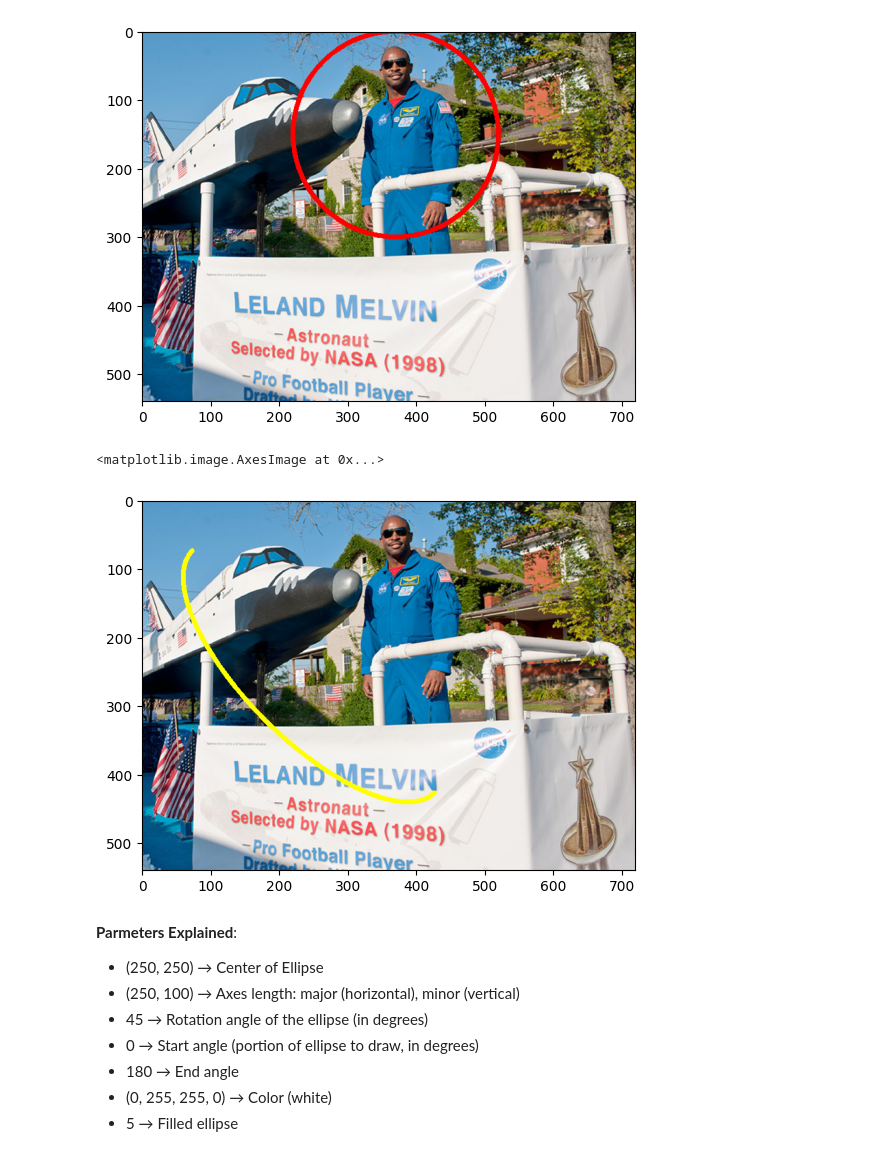
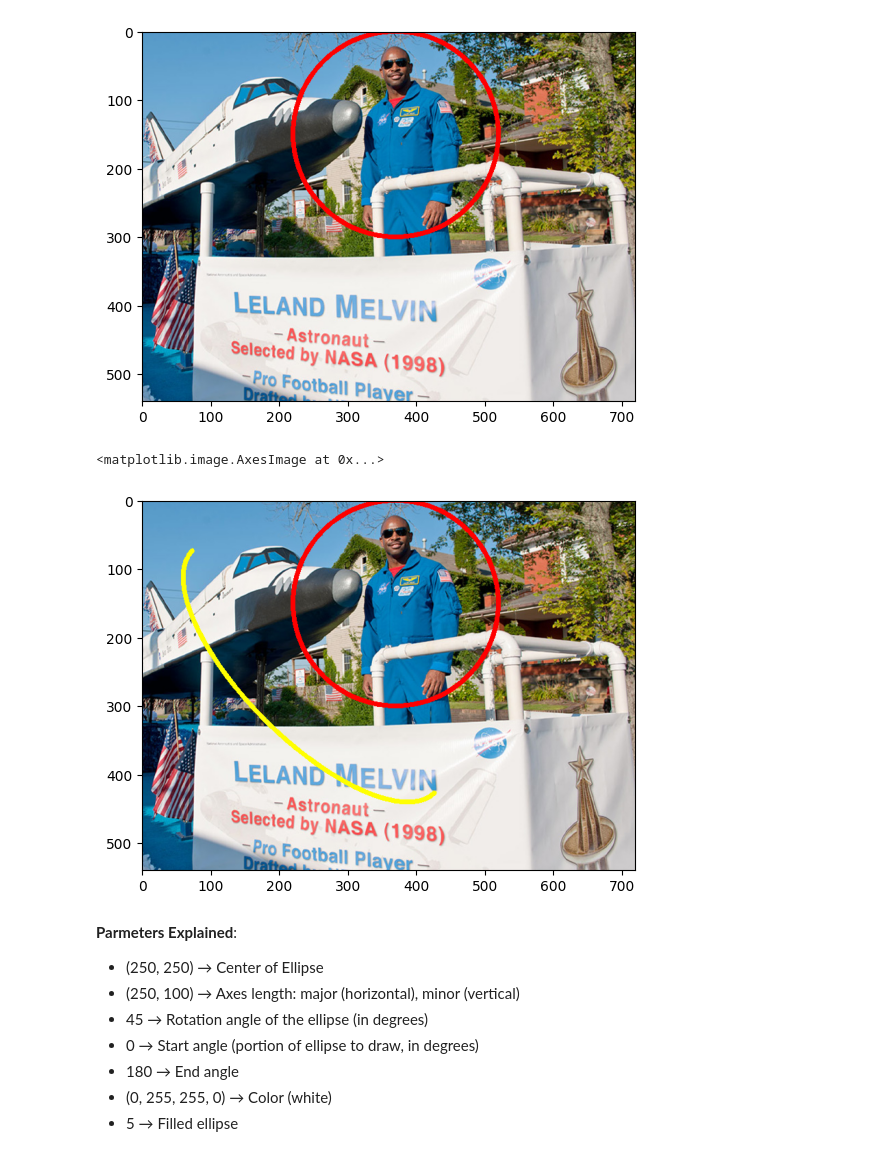
Before and after one commit to dsal/Computer-Vision, a Jupyter notebook: 02_Getting_Started_B.ipynb, the cells around one changed output. Saved outputs shown, nothing was run; the diff lists cells and outputs as text; code cells hidden in the pictures.

```diff
--- a/02_Getting_Started_B.ipynb
+++ b/02_Getting_Started_B.ipynb
@@ -187,7 +187,7 @@ You can also set thickness to -1 to fill the rectangle.
 # %%
 # Draw a Rectangle on a Real Image
 
-img = cv2.imread('image01.jpg')
+img = cv2.imread('./Images/image01.jpg')
 cv2.rectangle(img, (310, 10), (470, 330), (0, 0, 255, 0), 5)
 plt.imshow(img[..., ::-1])
 # %% [output]
@@ -196,7 +196,6 @@ plt.imshow(img[..., ::-1])
 # %%
 ## Drawing a Circle
 
-img = cv2.imread('image01.jpg')
 cv2.circle(img, (370, 150), 150, (0, 0, 255, 0), 5)
 plt.imshow(img[..., ::-1])
 # %% [output]
@@ -205,12 +204,11 @@ plt.imshow(img[..., ::-1])
 # %%
 ## Drawing an Ellipse
 
-img = cv2.imread('image01.jpg')
 cv2.ellipse(img, (250, 250), (250, 100), 45, 0, 180, (0, 255, 255, 0), 5)
 plt.imshow(img[..., ::-1])
 # %% [output]
 <matplotlib.image.AxesImage at 0x...>
-[figure, old version]
+[figure, new version]
 # %% [markdown]
 **Parmeters Explained**:
 
```
Also changed, not shown: parts of 8 cells of this notebook.
